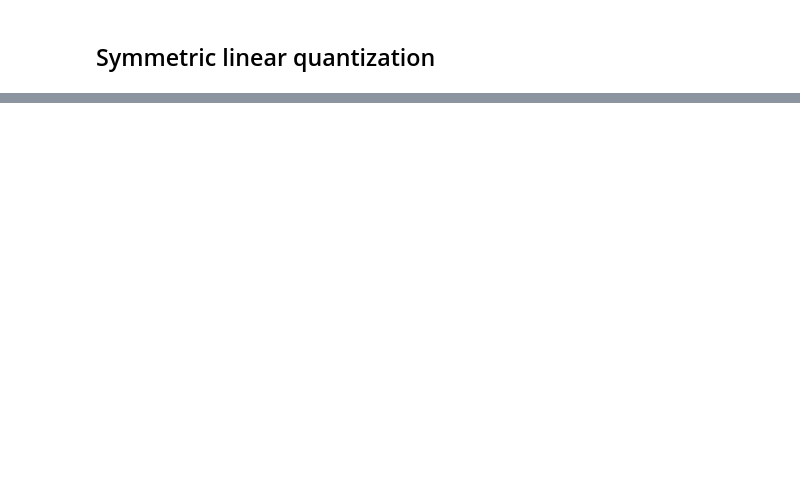
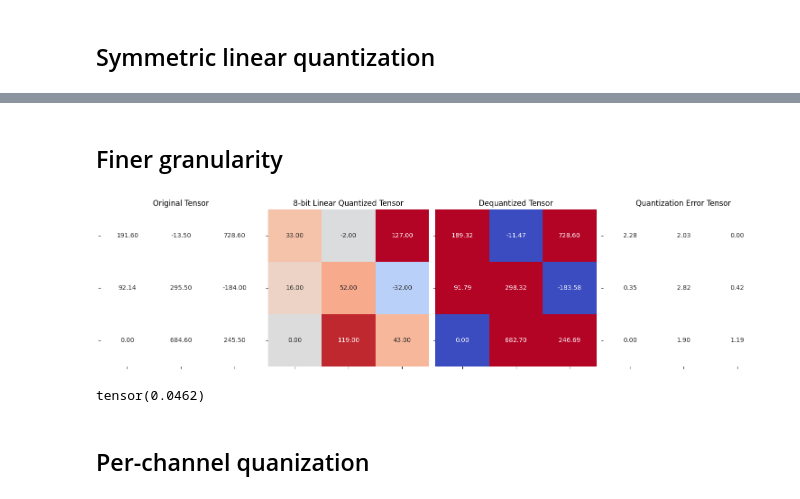
Before and after one commit to mchojna/llm-playground, a Jupyter notebook: 11-quantization-in-depth/quantization-in-depth.ipynb, the cells around one changed output, grey strips where cells are left out. Saved outputs shown, nothing was run; the diff lists cells and outputs as text; code cells hidden in the pictures; blank space fills up the shorter version.

```diff
--- a/11-quantization-in-depth/quantization-in-depth.ipynb
+++ b/11-quantization-in-depth/quantization-in-depth.ipynb
@@ -355,0 +357,22 @@ tensor(4.5812e-08)
+# %% [markdown]
+## Finer granularity
+# %%
+test_tensor = torch.tensor(
+    [[191.6, -13.5, 728.6],
+     [92.14, 295.5, -184],
+     [0, 684.6, 245.5]]
+)
+# %%
+quantized_tensor, scale = linear_q_symmetric(test_tensor)
+# %%
+dequantized_tensor = linear_dequantization(quantized_tensor, scale, 0)
+# %%
+plot_quantization_errors(test_tensor, quantized_tensor, dequantized_tensor)
+# %% [output]
+[figure, added]
+# %%
+(dequantized_tensor - test_tensor).mean().square()
+# %% [output]
+tensor(0.0462)
+# %% [markdown]
+## Per-channel quanization
```
Also changed, not shown: parts of 72 cells of this notebook.
